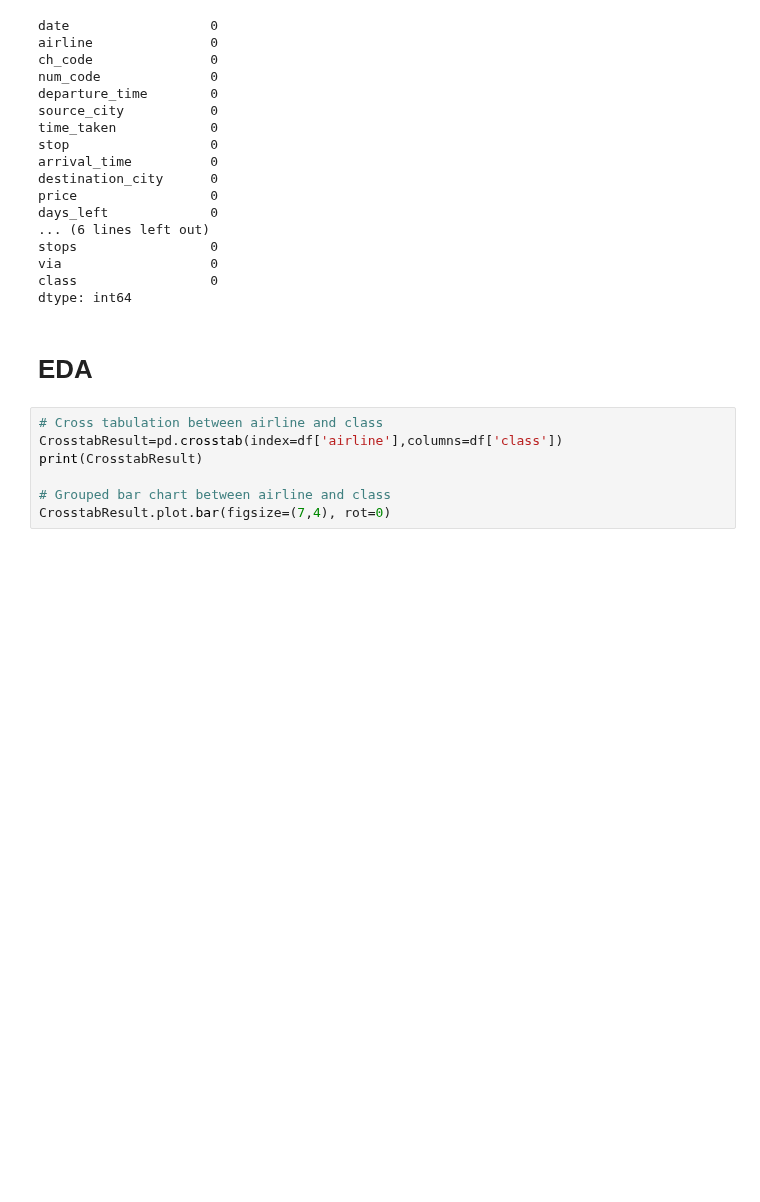
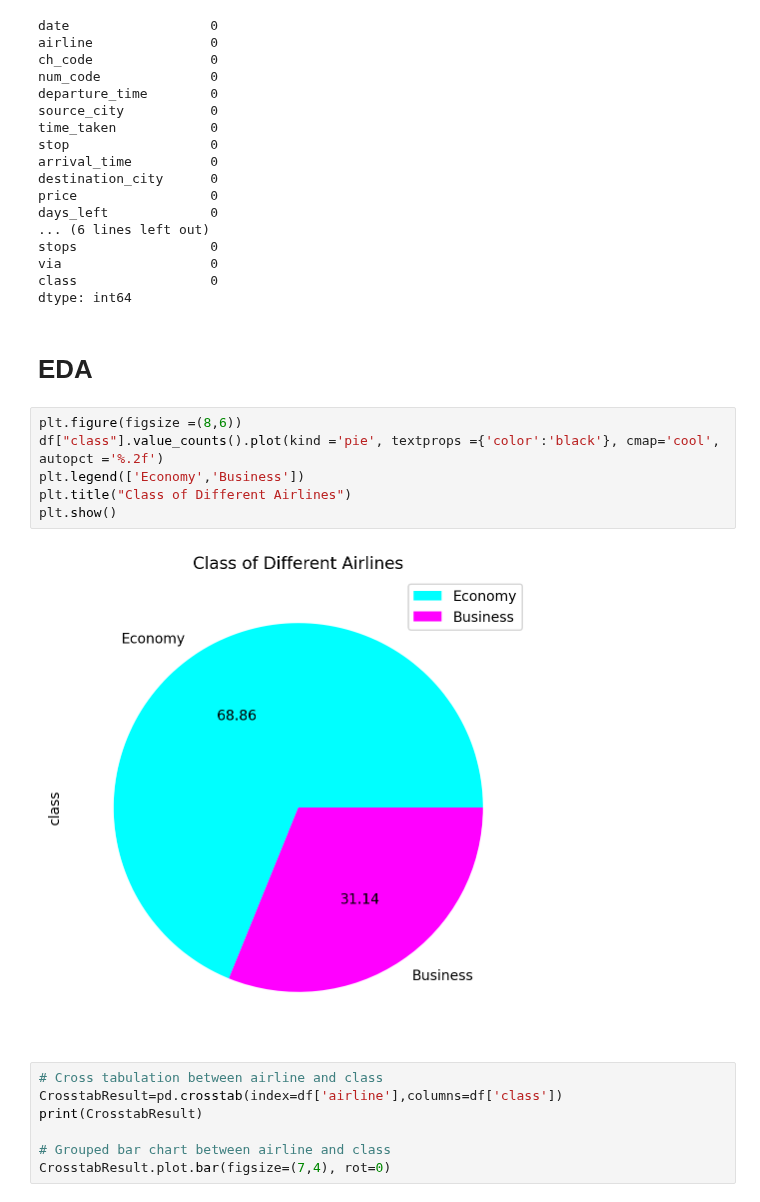
Before and after one commit to yjoer/flight-price-prediction, a Jupyter notebook: notebook.ipynb, the cells around one changed output. Saved outputs shown, nothing was run; the diff lists cells and outputs as text; blank space fills up the shorter version.

```diff
--- a/notebook.ipynb
+++ b/notebook.ipynb
@@ -253,6 +253,14 @@ class                 0
 dtype: int64
 # %% [markdown]
 # EDA
+# %%
+plt.figure(figsize =(8,6))
+df["class"].value_counts().plot(kind ='pie', textprops ={'color':'black'}, cmap='cool', autopct ='%.2f')
+plt.legend(['Economy','Business'])
+plt.title("Class of Different Airlines")
+plt.show()
+# %% [output]
+[figure, added]
 # %%
 # Cross tabulation between airline and class
 CrosstabResult=pd.crosstab(index=df['airline'],columns=df['class'])
```
Also changed, not shown: parts of 3 cells of this notebook.
